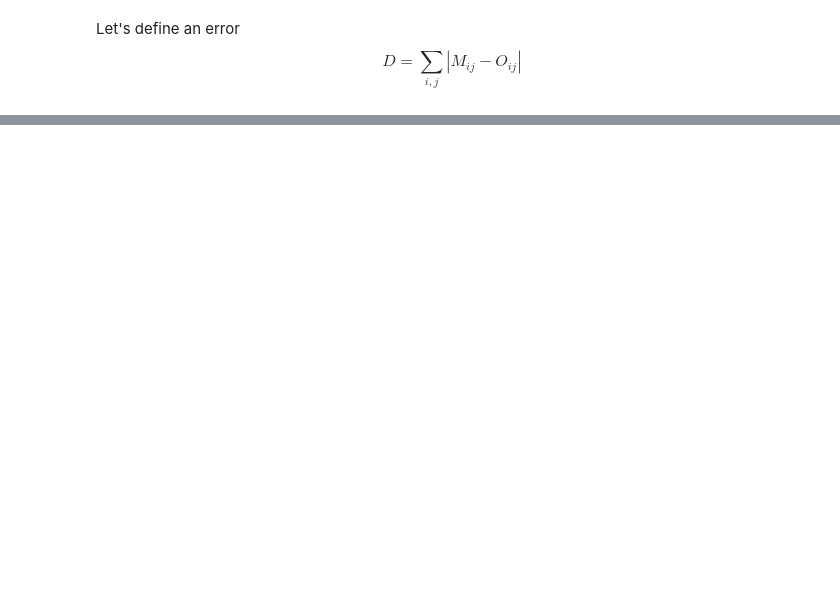
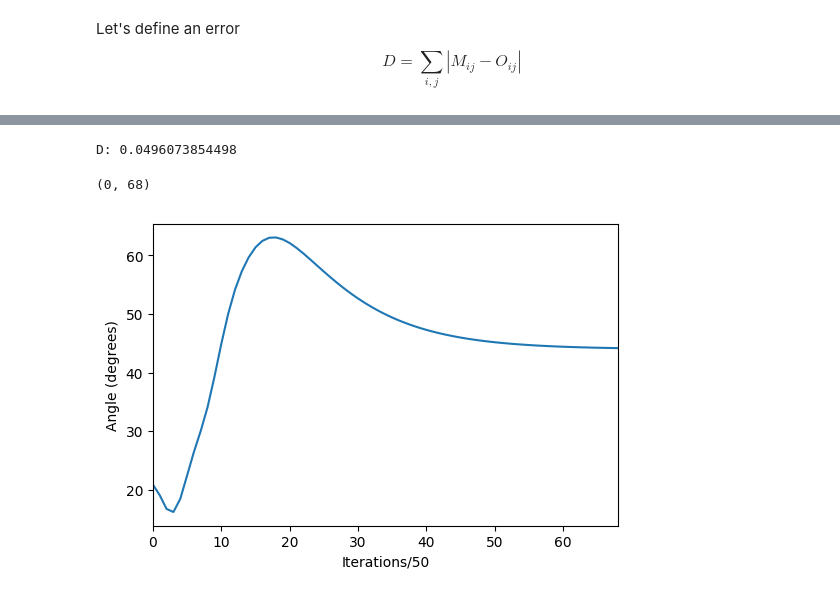
Before and after one commit to iacolippo/Direct-Feedback-Alignment, a Jupyter notebook: dfa-linear-net.ipynb, the cells around one changed output, grey strips where cells are left out. Cells and saved outputs as stored; diff of their text form; code cells hidden in the pictures; blank space fills up the shorter version.

Commit message:
added online learning

```diff
--- a/dfa-linear-net.ipynb
+++ b/dfa-linear-net.ipynb
@@ -218,0 +192,35 @@ array([[ -9.00000281e+00,  -8.00000133e+00,  -3.00000061e+00,
+# %%
+def online_train(samples, targets, n_in, n_out, n_hidden, n_epoch=1000):
+    lr = 1e-6
+    tol = 1e-5
+    W1 = np.zeros((n_hidden, n_in)) #np.random.randn(n_hidden, n_in)
+    W2 = np.zeros((n_out, n_hidden)) #np.random.randn(n_out, n_hidden)
+
+    B1 = np.random.randn(n_hidden, n_out)
+    angles = []
+    Lk = []
+    for i in xrange(n_epoch):
+        # present examples one at a time
+        for (sample, target) in zip(samples, targets):
+            sample = np.expand_dims(sample, axis=1)
+            target = np.expand_dims(target, axis=1)
+            a1, a2 = forward_pass(sample, W1, W2)
+            error = a2 - target
+            cost = 0.5*np.sum((a2-target)**2)
+            dW1, dW2 = backward_pass(error, B1, sample, a1)
+            W1 += lr*dW1
+            W2 += lr*dW2
+        # comput the angle only sometimes to make the training faster
+        if i%5==0 and i!=0:
+            print 'Cost:', cost
+            print 'Computing angle between updates - epoch', i
+            crit, beta = angle(W2, B1, error)
+            angles.append(beta)
+            Lk.append(crit)
+            print 'Criterion:', crit, '> 0', crit > 0, '\n'
+        if cost <= tol:
+            break
+    return W1, W2, angles, Lk
+# %%
+M, samples, targets = create_dataset(10, 10, 1000)
+w1, w2, angles, Lk = online_train(samples, targets, 10, 10, 1000)
@@ -218,0 +245,13 @@ array([[ -9.00000281e+00,  -8.00000133e+00,  -3.00000061e+00,
+# %%
+O = np.dot(w2, w1)
+print 'D:', np.sum(np.abs(M-O))
+# %% [output]
+D: 0.0496073854498
+# %%
+plt.plot(range(len(angles)), angles)
+plt.xlabel('Iterations/50')
+plt.ylabel('Angle (degrees)')
+plt.xlim([0, range(len(angles))[-1]])
+# %% [output]
+(0, 68)
+[figure, added]
```
Also changed, not shown: parts of 12 cells of this notebook.
